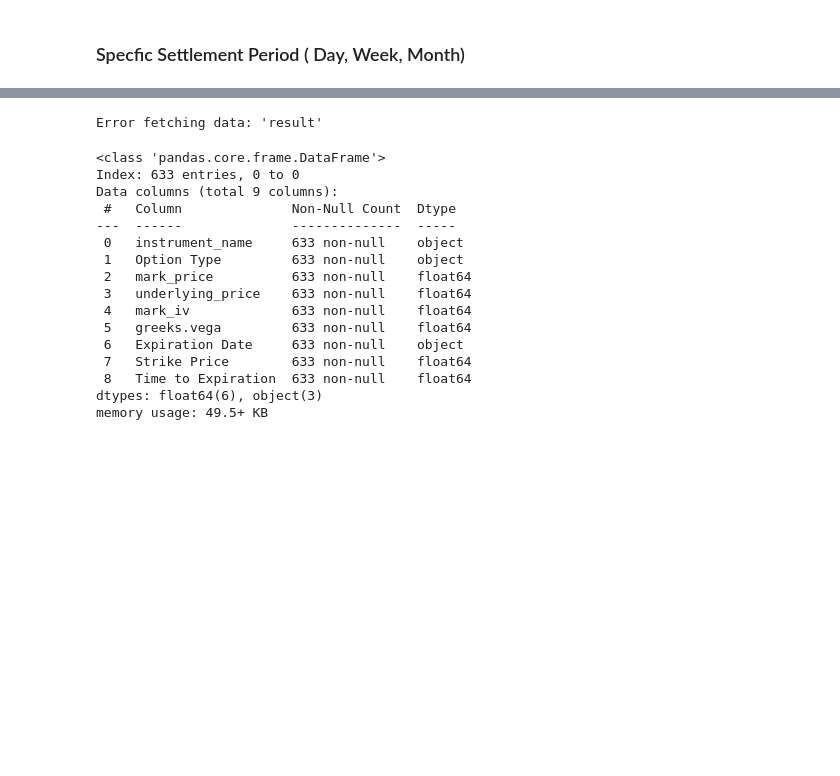
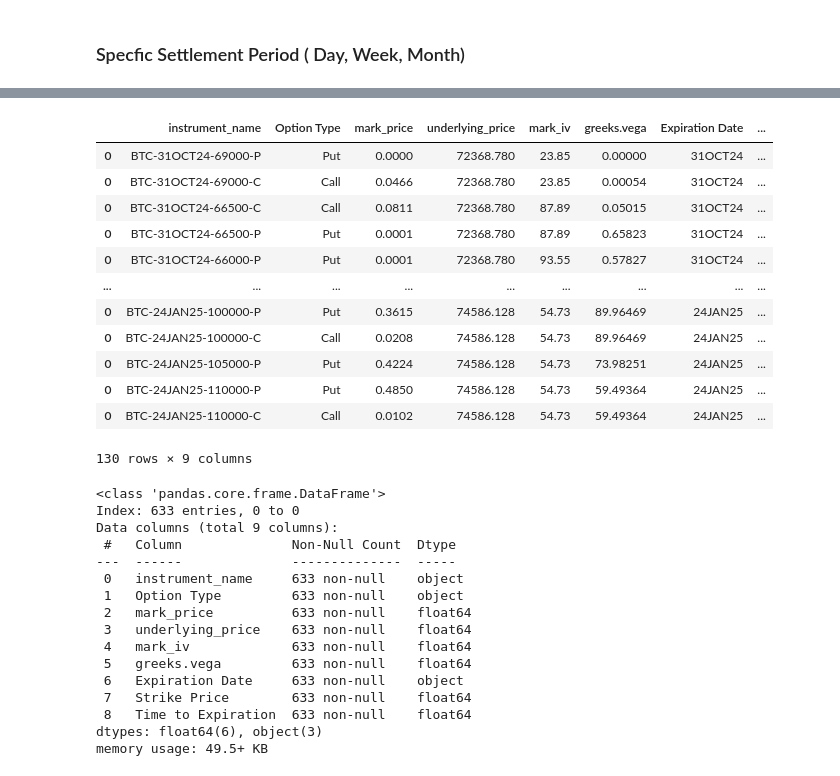
Before and after one commit to EthanFalcao/Defi_Options_Implied_Volatility, a Jupyter notebook: 1. Data-Preprocessings.ipynb, the cells around one changed output, grey strips where cells are left out. Drawn from its saved outputs; the diff is of its cells as text; code cells hidden in the pictures; blank space fills up the shorter version.

```diff
--- a/1. Data-Preprocessings.ipynb
+++ b/1. Data-Preprocessings.ipynb
@@ -95,9 +98,23 @@ def get_option_data(coin, settlement_per):
 # %%
-data = get_option_data('BTC','month')
+data = get_option_data('BTC','day')
 
 data['Strike Price'] = pd.to_numeric(data['Strike Price'], errors='coerce').astype('float64')
-# %% [output]
-Error fetching data: 'result'
+# %%
+data
+# %% [output]
+|  | instrument_name | Option Type | mark_price | underlying_price | mark_iv | greeks.vega | Expiration Date | ... |
+| 0 | BTC-31OCT24-69000-P | Put | 0.0000 | 72368.780 | 23.85 | 0.00000 | 31OCT24 | ... |
+| 0 | BTC-31OCT24-69000-C | Call | 0.0466 | 72368.780 | 23.85 | 0.00054 | 31OCT24 | ... |
+| 0 | BTC-31OCT24-66500-C | Call | 0.0811 | 72368.780 | 87.89 | 0.05015 | 31OCT24 | ... |
+| 0 | BTC-31OCT24-66500-P | Put | 0.0001 | 72368.780 | 87.89 | 0.65823 | 31OCT24 | ... |
+| 0 | BTC-31OCT24-66000-P | Put | 0.0001 | 72368.780 | 93.55 | 0.57827 | 31OCT24 | ... |
+| ... | ... | ... | ... | ... | ... | ... | ... | ... |
+| 0 | BTC-24JAN25-100000-P | Put | 0.3615 | 74586.128 | 54.73 | 89.96469 | 24JAN25 | ... |
+| 0 | BTC-24JAN25-100000-C | Call | 0.0208 | 74586.128 | 54.73 | 89.96469 | 24JAN25 | ... |
+| 0 | BTC-24JAN25-105000-P | Put | 0.4224 | 74586.128 | 54.73 | 73.98251 | 24JAN25 | ... |
+| 0 | BTC-24JAN25-110000-P | Put | 0.4850 | 74586.128 | 54.73 | 59.49364 | 24JAN25 | ... |
+| 0 | BTC-24JAN25-110000-C | Call | 0.0102 | 74586.128 | 54.73 | 59.49364 | 24JAN25 | ... |
+130 rows × 9 columns
 # %%
 data.info()
 # %% [output]
```
Also changed, not shown: parts of 1 cell of this notebook, 4 other files.
